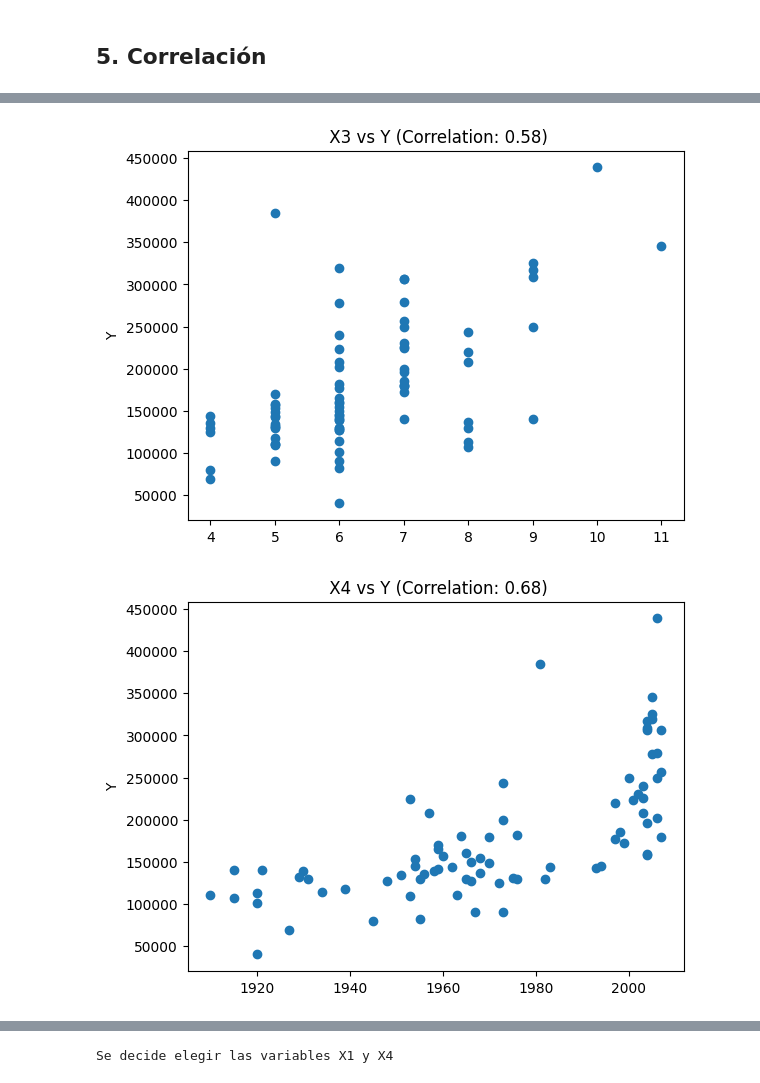
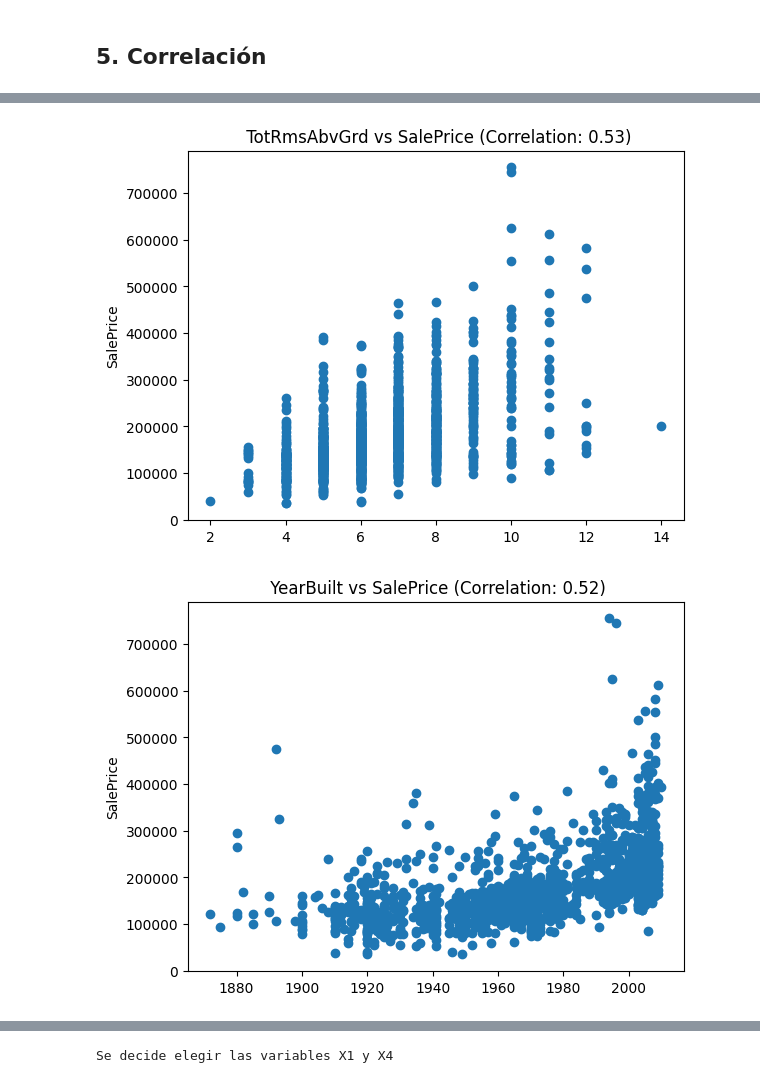
Before and after one commit to borisfloresDS/proyecto1, a Jupyter notebook: proyecto1_ds.ipynb, the cells around one changed output, grey strips where cells are left out. Cells and saved outputs as stored; diff of their text form; code cells hidden in the pictures.

```diff
--- a/proyecto1_ds.ipynb
+++ b/proyecto1_ds.ipynb
@@ -23,2 +14,4 @@ print(df)
+# %%
+datos = pd.DataFrame(df)
 # %% [markdown]
 ## 2. Separar el df
@@ -32,8 +18,10 @@ training.columns = ['Y', 'X1','X2','X3','X4','X5']
+# %%
+datos.columns = ['SalePrice', 'OverallQual','1stFlrSF','TotRmsAbvGrd','YearBuilt','LotFrontage']
 # %% [markdown]
 ## 3. Análisis exploratorio
 # %%
-for i in training.columns:
+for i in datos.columns:
     print(i)
-    print(training[i].describe())
-    print(f'Peak to peak', np.ptp(training[i]))
+    print(datos[i].describe())
+    print(f'Peak to peak', np.ptp(datos[i]))
 # %% [output]
@@ -57,6 +45,6 @@ Peak to peak nan
 # %% [markdown]
 ## 4. Histogramas
 # %%
-for i in training.columns:
-    sns.displot(training[i])
+for i in datos.columns:
+    sns.displot(datos[i])
 # %% [output]
@@ -91,8 +79,8 @@ X5    0.368720
 dtype: float64
 # %%
-for i in training.columns:
-    plt.scatter(training[i], training['Y'])
-    plt.title(f' {i} vs Y (Correlation: {correlations[i]:.2f})')
-    plt.ylabel('Y')
+for i in datos.columns:
+    plt.scatter(datos[i], datos['SalePrice'])
+    plt.title(f' {i} vs SalePrice (Correlation: {correlations[i]:.2f})')
+    plt.ylabel('SalePrice')
     plt.show()
 # %% [output]
@@ -102,2 +90,2 @@ for i in training.columns:
-[figure, old version]
+[figure, new version]
-[figure, old version]
+[figure, new version]
```
Also changed, not shown: parts of 37 cells of this notebook.
